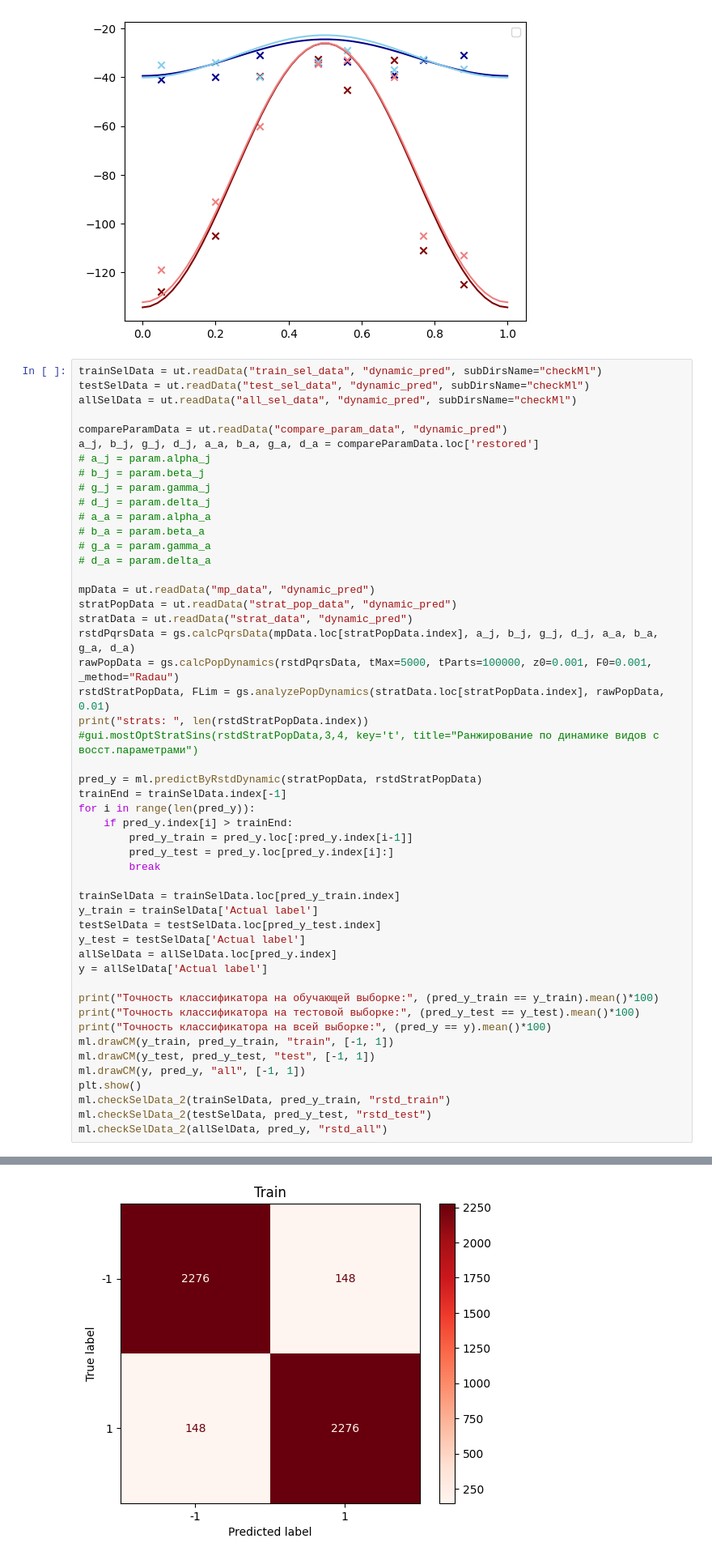
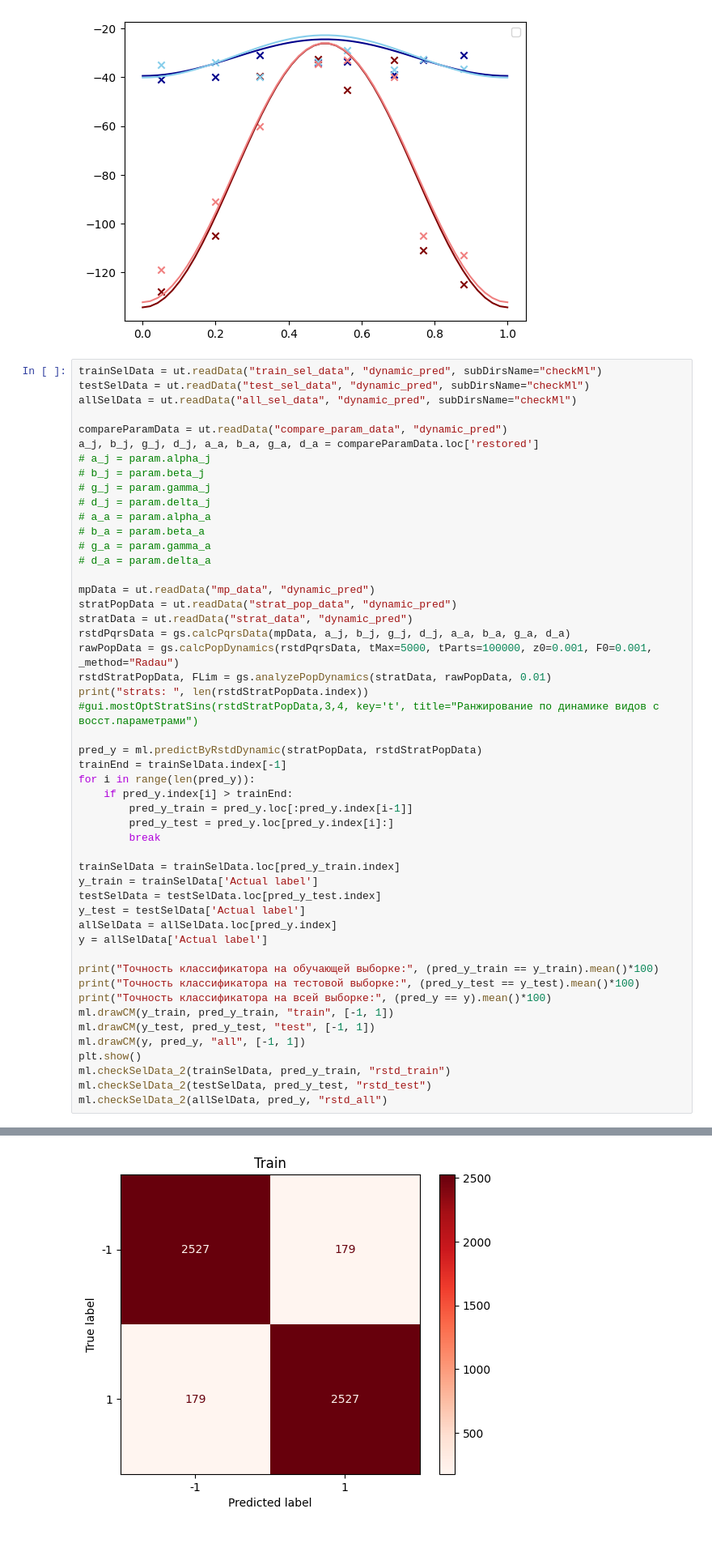
Before and after one commit to Recefi/predator-prey_model, a Jupyter notebook: report.ipynb, the cells around one changed output, grey strips where cells are left out. Shown at 81% size. Cells and saved outputs as stored; diff of their text form.

```diff
--- a/report.ipynb
+++ b/report.ipynb
@@ -209,9 +209,9 @@ a_j, b_j, g_j, d_j, a_a, b_a, g_a, d_a = compareParamData.loc['restored']
 mpData = ut.readData("mp_data", "dynamic_pred")
 stratPopData = ut.readData("strat_pop_data", "dynamic_pred")
 stratData = ut.readData("strat_data", "dynamic_pred")
-rstdPqrsData = gs.calcPqrsData(mpData.loc[stratPopData.index], a_j, b_j, g_j, d_j, a_a, b_a, g_a, d_a)
+rstdPqrsData = gs.calcPqrsData(mpData, a_j, b_j, g_j, d_j, a_a, b_a, g_a, d_a)
 rawPopData = gs.calcPopDynamics(rstdPqrsData, tMax=5000, tParts=100000, z0=0.001, F0=0.001, _method="Radau")
-rstdStratPopData, FLim = gs.analyzePopDynamics(stratData.loc[stratPopData.index], rawPopData, 0.01)
+rstdStratPopData, FLim = gs.analyzePopDynamics(stratData, rawPopData, 0.01)
 print("strats: ", len(rstdStratPopData.index))
 #gui.mostOptStratSins(rstdStratPopData,3,4, key='t', title="Ранжирование по динамике видов с восст.параметрами")
 
@@ -252 +261 @@ strats:  78
-[figure, old version]
+[figure, new version]
```
Also changed, not shown: parts of 1 cell of this notebook, 1 other file.
